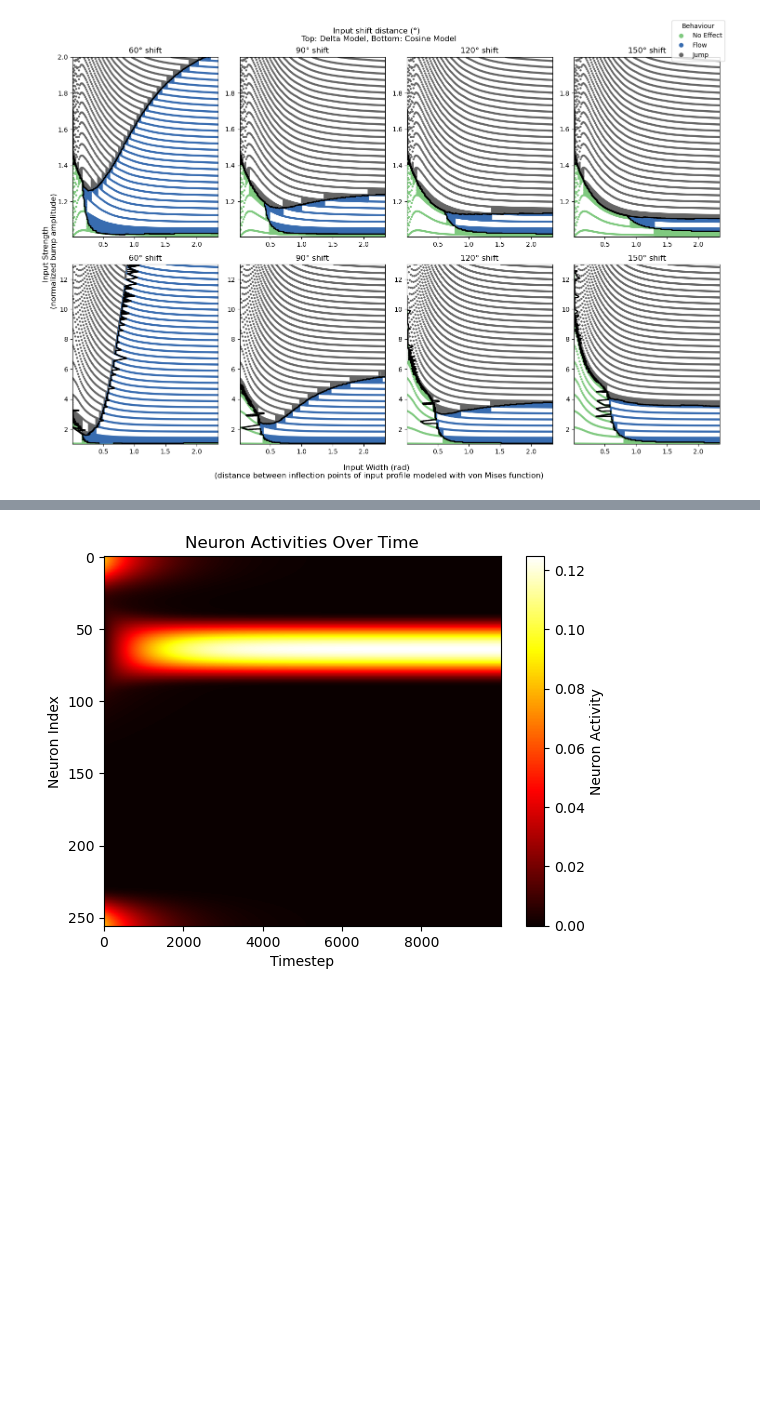
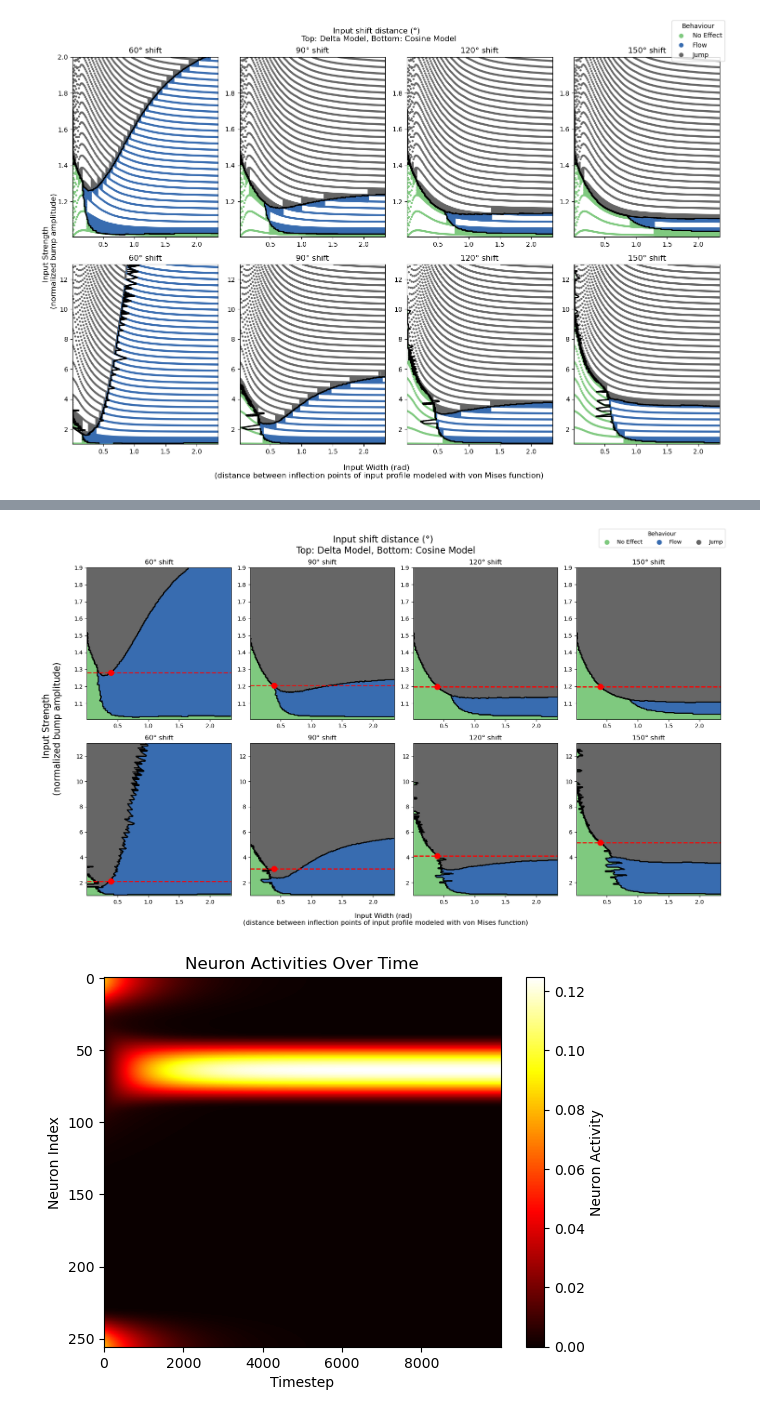
Before and after one commit to CEBangu/RingAttractor, a Jupyter notebook: ring_attractor/plotting.ipynb, the cells around one changed output, grey strips where cells are left out. Drawn from its saved outputs; the diff is of its cells as text; code cells hidden in the pictures; blank space fills up the shorter version.

```diff
--- a/ring_attractor/plotting.ipynb
+++ b/ring_attractor/plotting.ipynb
@@ -298,3 +211,92 @@ plt.show()
+# %%
+import matplotlib.pyplot as plt
+import pandas as pd
+import numpy as np
+from scipy.interpolate import griddata
+import os
+
+deltas = ["d60.txt", "d90.txt", "d120.txt", "d150.txt"]
+delta_threshold = 1.9
+cosines = ["c60.txt", "c90.txt", "c120.txt", "c150.txt"]
+cosine_threshold = 13
+width_threshold = 2.35
+behaviours = {0: "No Effect", 1:"Flow", 2:"Jump"}
+
+degree_symbol = u'\N{DEGREE SIGN}'
+
+dir = os.path.join(os.getcwd(), "build/src/results/")
+
+fig, axs = plt.subplots(2, 4, figsize=(17, 10))
+
+# Top Row: Delta Data
+for i, delta in enumerate(deltas):
+    header = ['ampliini', 'ampliaft', 'width', 'behaviour', 'amp']
+    df = pd.read_csv(os.path.join(dir, delta), delimiter=' ', header=None, names=header)
+    df['normalized_bump_amplitude'] = df['ampliaft'] / df['ampliini']
+    filtered_df = df[(df['normalized_bump_amplitude'] <= delta_threshold) & (df['width'] <= width_threshold)]
+
+    # Data
+    x = filtered_df['width'].to_numpy()
+    y = filtered_df['normalized_bump_amplitude'].to_numpy()
+    z = filtered_df['behaviour'].to_numpy()
+
+    # Create phase map with contours
+    ax = axs[0, i]
+    title = f"{''.join(map(str, [int(s) for s in delta if s.isdigit()]))}{degree_symbol} shift"
+    ax.set_title(f"{''.join(map(str, [int(s) for s in delta if s.isdigit()]))}{degree_symbol} shift")
+    create_phase_map_with_boundary_redlines(x, y, z, ax, title)
+
+# Bottom Row: Cosine Data
+for i, cosine in enumerate(cosines):
+    header = ['ampliini', 'ampliaft', 'width', 'behaviour', 'amp']
+    df = pd.read_csv(os.path.join(dir, cosine), delimiter=' ', header=None, names=header)
+    df['normalized_bump_amplitude'] = df['ampliaft'] / df['ampliini']
+    filtered_df = df[(df['normalized_bump_amplitude'] <= cosine_threshold) & (df['width'] <= width_threshold)]
+
+    # Data
+    x = filtered_df['width'].to_numpy()
+    y = filtered_df['normalized_bump_amplitude'].to_numpy()
+    z = filtered_df['behaviour'].to_numpy()
+
+    # Create phase map with contours
+    ax = axs[1, i]
+    title = f"{''.join(map(str, [int(s) for s in cosine if s.isdigit()]))}{degree_symbol} shift"
+    ax.set_title(f"{''.join(map(str, [int(s) for s in cosine if s.isdigit()]))}{degree_symbol} shift", fontsize=16)
+    create_phase_map_with_boundary_redlines(x, y, z, ax, title)
+
+fig.supxlabel("Input Width (rad) \n (distance between inflection points of input profile modeled with von Mises function)")
+fig.supylabel("             Input Strength \n(normalized bump amplitude)", x=-0.00001, fontsize=16)
+fig.suptitle(f"Input shift distance ({degree_symbol}) \n Top: Delta Model, Bottom: Cosine Model", fontsize=16)
+
+#Legend creation is completely jerry rigged
+
+unique_behaviours = np.unique(np.concatenate([
+    df['behaviour'].unique()
+    for df in [
+        pd.read_csv(os.path.join(dir, f), delimiter=' ', header=None, names=header)
+        for f in deltas + cosines
+    ]
+]))
+cmap = plt.get_cmap('Accent')
+norm = plt.Normalize(vmin=unique_behaviours.min(), vmax=unique_behaviours.max())
+legend_labels = [behaviours[b] for b in unique_behaviours]
+handles = [
+    plt.Line2D(
+        [0], [0],
+        marker='o',
+        color='w',
+        markerfacecolor=cmap(norm(b)),
+        markersize=10
+    )
+    for b in unique_behaviours
+]
+legend = fig.legend(handles, legend_labels, title="Behaviour", loc="upper right", ncol=3)
+
+plt.tight_layout()
+plt.savefig("fig4w_red.png", dpi=200)
+plt.show()
+# %% [output]
+[figure, added]
 # %%
 import numpy as np
 import matplotlib.pyplot as plt
```
Also changed, not shown: parts of 5 cells of this notebook, 2 other files.
